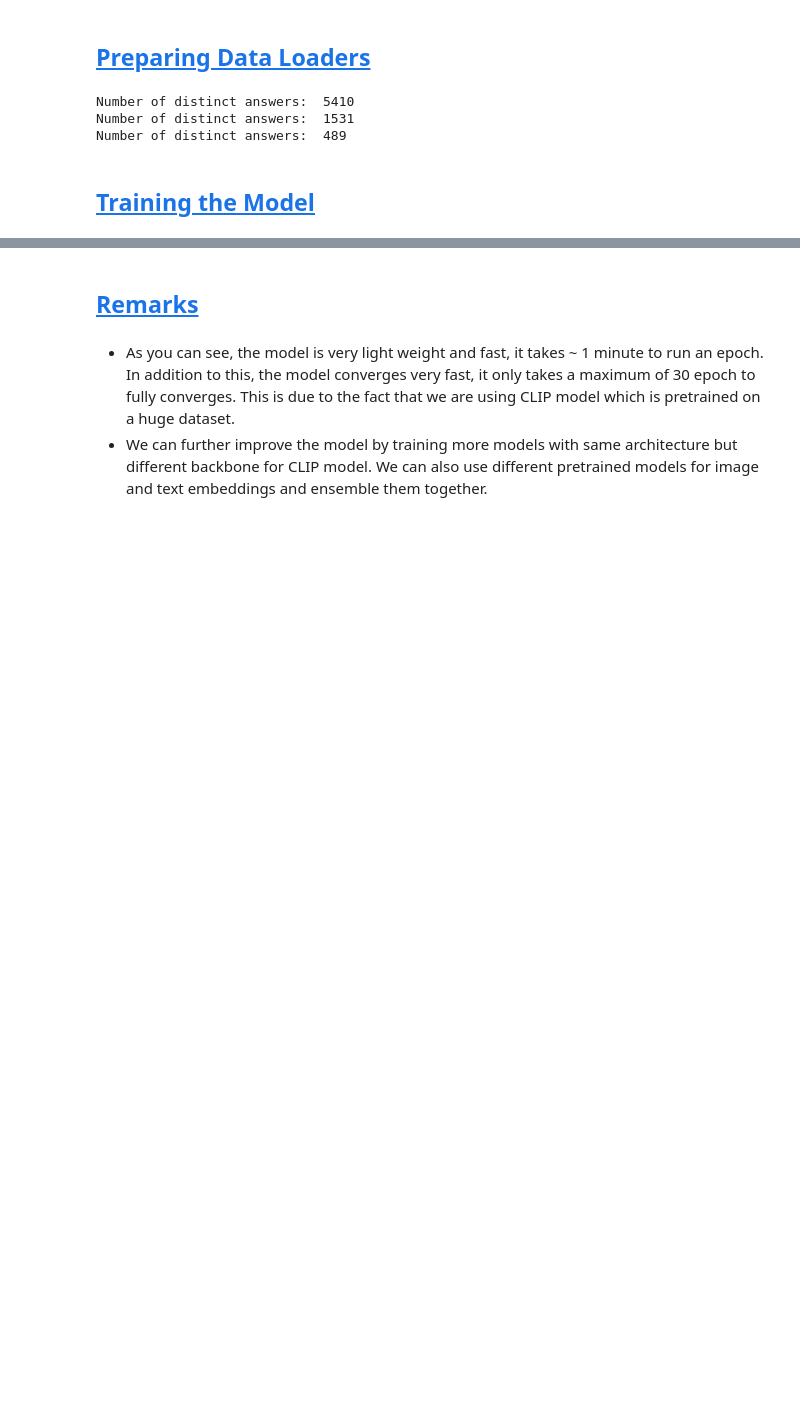
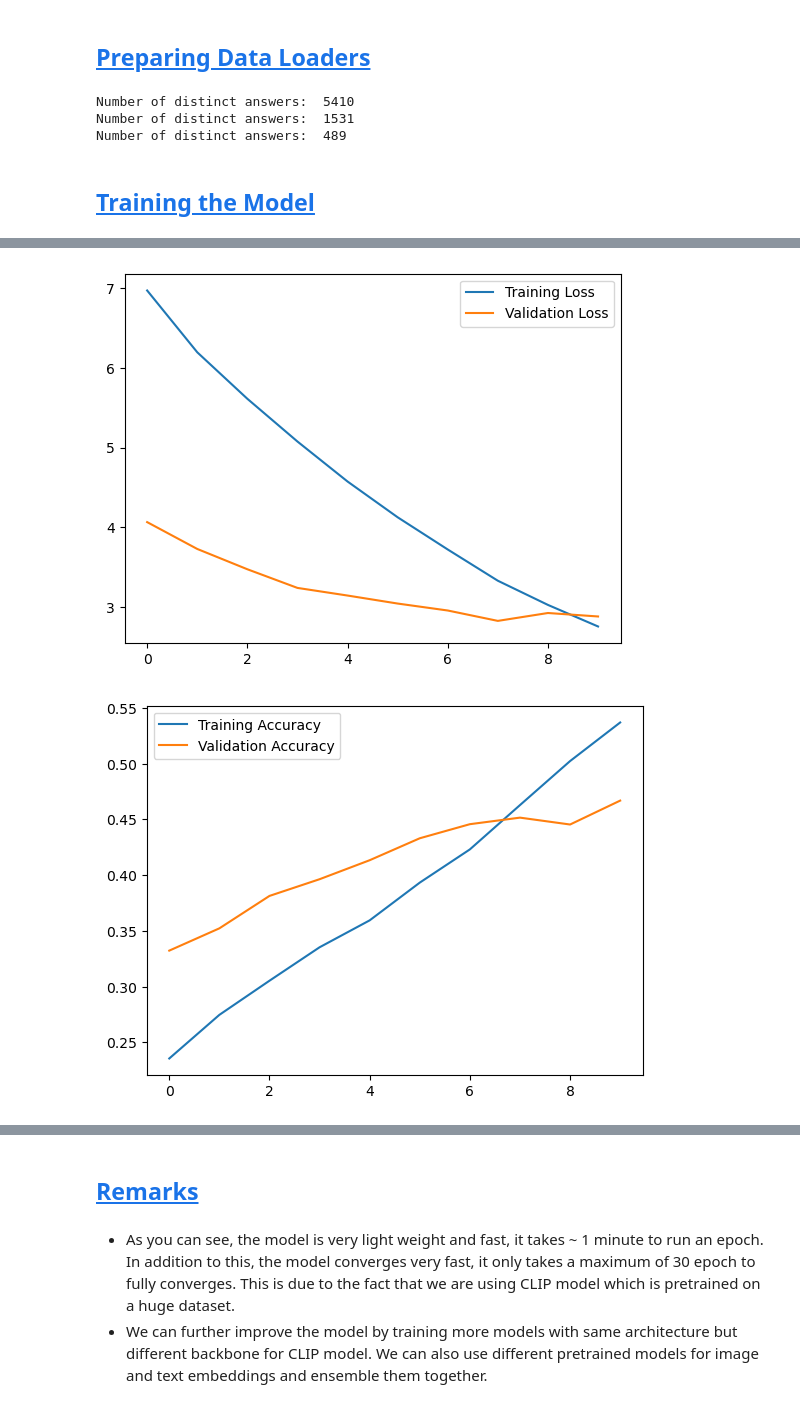
Before and after one commit to yousefkotp/Visual-Question-Answering, a Jupyter notebook: notebook.ipynb, the cells around one changed output, grey strips where cells are left out. Drawn from its saved outputs; the diff is of its cells as text; code cells hidden in the pictures; blank space fills up the shorter version.

```diff
--- a/notebook.ipynb
+++ b/notebook.ipynb
@@ -376,6 +393,7 @@ class VizWizDataset(Dataset):
         # Saving image & question embeddings
         self.images_features = images_features
         self.questions_features = questions_features
+        self.answerable = dataframe['answerable'].to_numpy()
 
         # Saving the dataframe
         self.dataframe = dataframe
@@ -423,7 +441,8 @@ class VizWizDataset(Dataset):
         answer = torch.tensor(self.answer_onehotencoded[index], dtype=torch.float32)
         answer_type = torch.tensor(self.answer_type_onehotencoded[index], dtype=torch.float32)
         answer_counter = torch.tensor(self.answer_counter_per_question[index], dtype=torch.long)
-        return self.images_features[index], self.questions_features[index], answer, answer_type, answer_counter
+        answerable = torch.tensor(self.answerable[index], dtype=torch.float32)
+        return self.images_features[index], self.questions_features[index], answer, answer_type, answer_counter, answerable
 
     def build_answer_counter_per_question(self):
 
@@ -848,8 +949,8 @@ Number of distinct answers:  489
 # %% [markdown]
 ## <a id='toc1_12_'></a>[Training the Model](#toc0_)
 # %%
-# Configuring training hyperparameters
-NUM_EPOCHS = 2
+# Configuring training's hyperparameters
+NUM_EPOCHS = 10
 LR = 5e-4
 WEIGHT_DECAY = 0
 NUM_CLASSES = len(training_dataset.get_answer_vocab())
@@ -858,7 +959,7 @@ SAVE_EVERY = 10
 
 # Initializing the model
 model = VQAModel(num_classes=NUM_CLASSES, device= DEVICE, hidden_size=512, model_name=MODEL_NAME).to(DEVICE)
-model.print_CLIP_model()
+#model.print_CLIP_model()
 
 # Initializing the loss function and optimizer
 loss_function = nn.CrossEntropyLoss().to(DEVICE)
@@ -869,3 +970,5 @@ model.train_model(training_dataloader, validation_dataloader, test_dataloader, l
 model.plot_loss()
 model.plot_accuracy()
 model.plot_vizwiz_accuracy()
+model.plot_answerability()
+# %% [output]
@@ -871,0 +992,2 @@ model.plot_vizwiz_accuracy()
+[figure, added]
+[figure, added]
```
Also changed, not shown: parts of 11 cells of this notebook.
